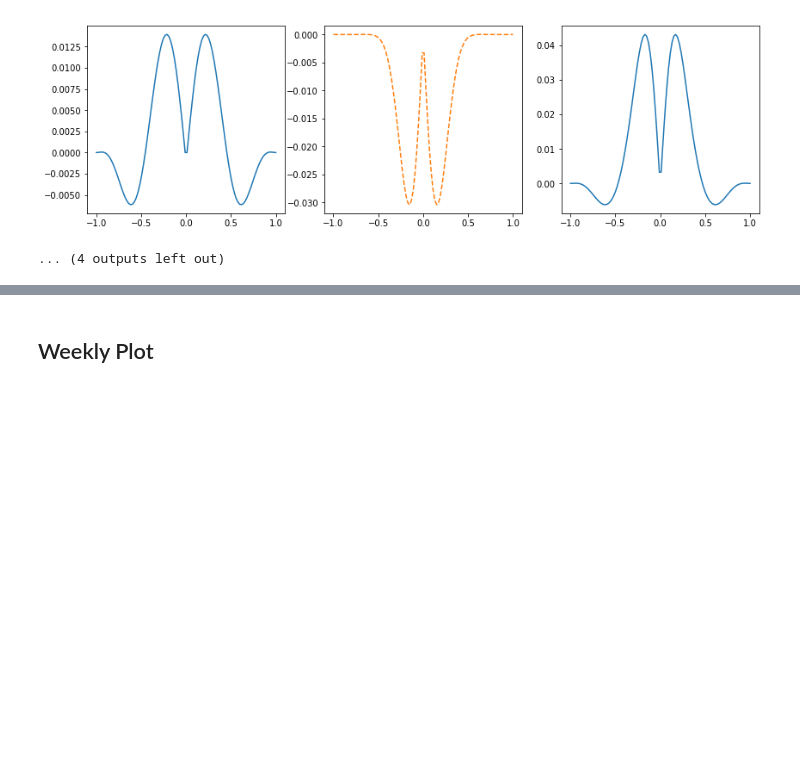
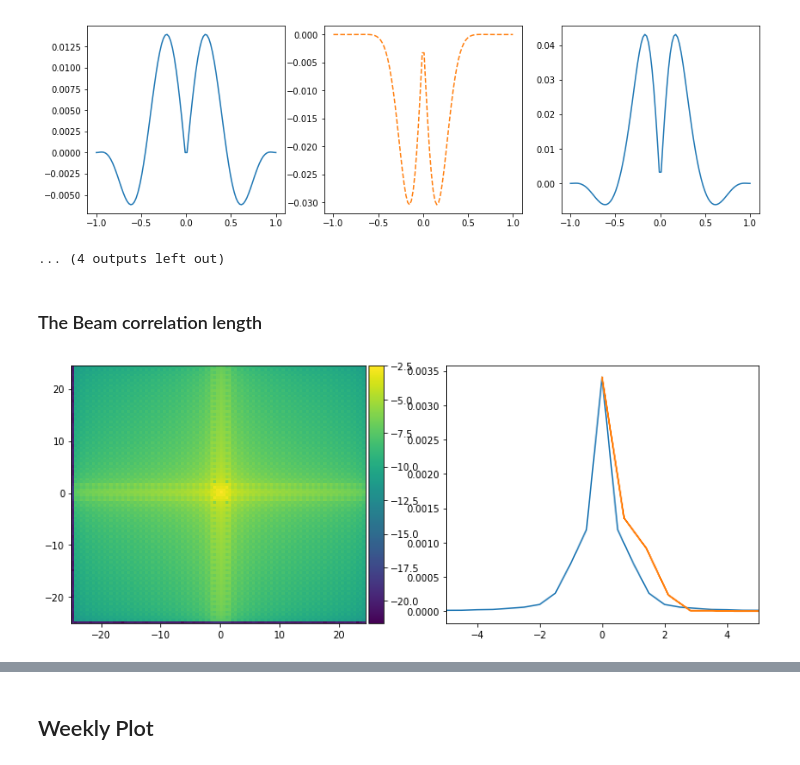
Before and after one commit to ronniyjoseph/Beam-Perturbations, a Jupyter notebook: Beam Covariance Re-do.ipynb, the cells around one changed output, grey strips where cells are left out. Cells and saved outputs as stored; diff of their text form; code cells hidden in the pictures; blank space fills up the shorter version.

```diff
--- a/Beam Covariance Re-do.ipynb
+++ b/Beam Covariance Re-do.ipynb
@@ -848,3 +848,43 @@ for faulty_dipole in range(16):
 [figure]
 [figure]
 ... (4 outputs left out)
+# %% [markdown]
+### The Beam correlation length
+# %%
+from powerbox.dft import fft
+from numpy.fft import fftshift
+from powerbox.tools import angular_average
+l = numpy.linspace(-1,1,100)
+m1 = 0
+m2 = 0
+f1 = 150e6
+f2 = 160e6
+
+ll1, ll2 = numpy.meshgrid(l,l)
+
+n_mwa_averaged = n_averaged_MWA_beam_product(ll1,ll2, m1, m2, f1, f2)
+padding_factor = 3
+padded_image = numpy.pad(n_mwa_averaged, padding_factor * len(n_mwa_averaged), mode="constant")
+
+cross_correlation, frequencies = fft(fftshift(n_mwa_averaged),  L = 2, axes=(0, 1) )
+# %%
+f1, f2 = numpy.meshgrid(frequencies[0,:],frequencies[1,:])
+frequency_magnitude = numpy.sqrt(f1**2 + f2**2.)
+
+diagonal_cc = numpy.diagonal(cross_correlation)
+diagonal_ff = numpy.diagonal(frequency_magnitude)
+# %%
+figure = pyplot.figure(figsize = (13,5))
+crosscorr_ax = figure.add_subplot(1,2,1)
+crosscorr_plot = crosscorr_ax.pcolor(frequencies[0], frequencies[0],numpy.log10(numpy.abs(cross_correlation)))
+crosscorr_cax = colorbar(crosscorr_plot)
+
+averaged_cc_ax = figure.add_subplot(1,2,2)
+averaged_cc_plot = averaged_cc_ax.plot(frequencies[0,:], numpy.abs(cross_correlation[int(len(frequencies[0,:])/2)]),"C0")
+averaged_cc_plot = averaged_cc_ax.plot(diagonal_ff, numpy.abs(diagonal_cc), "C1")
+averaged_cc_ax.set_xlim([-5,5])
+
+
+pyplot.show()
+# %% [output]
+[figure, added]
```
Also changed, not shown: parts of 3 cells of this notebook.
